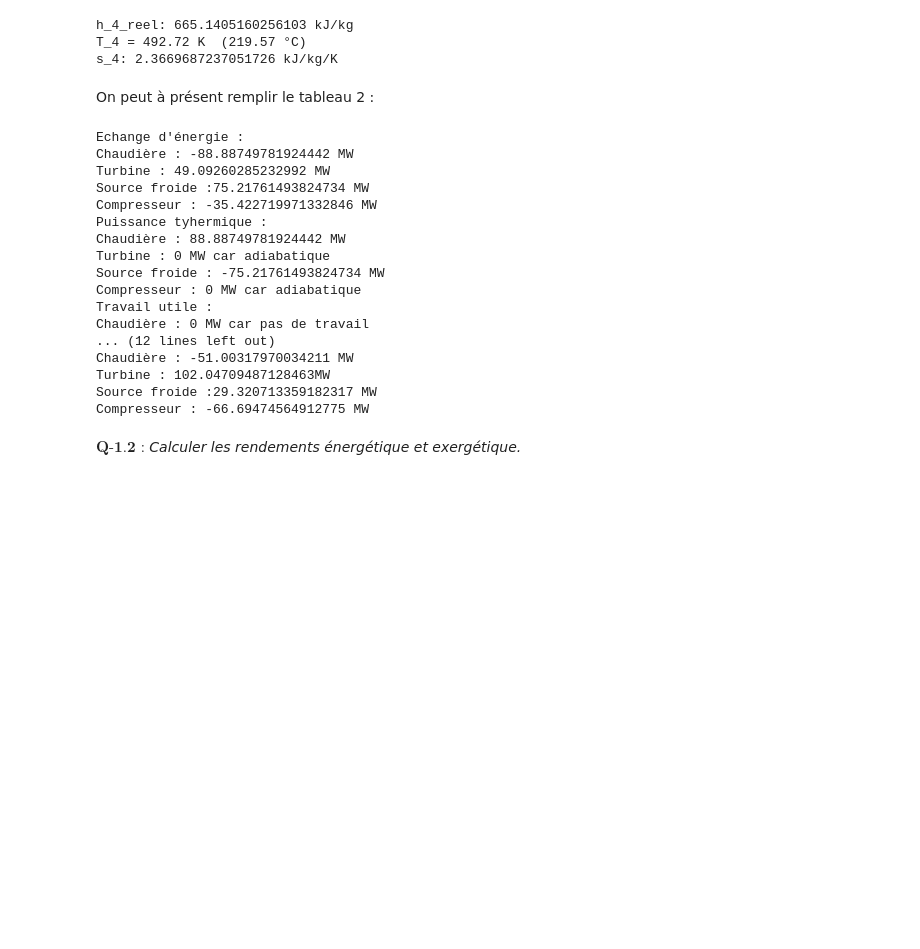
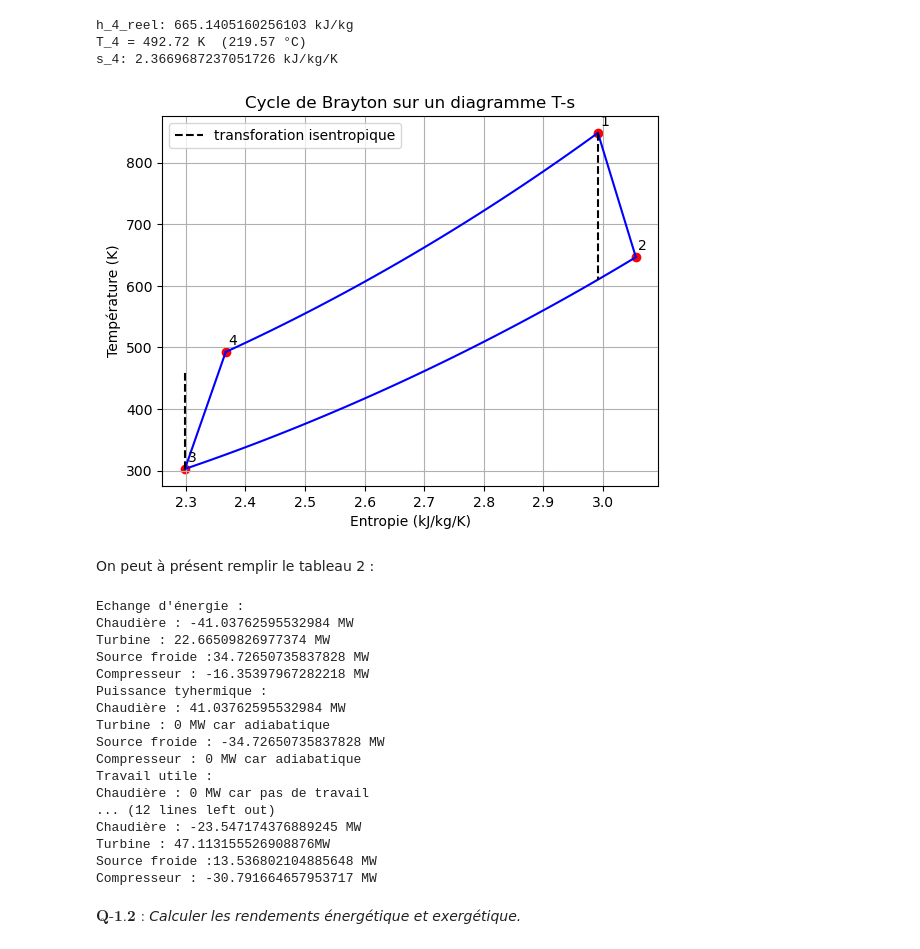
Before and after one commit to noamguillou/Genie-energetique, a Jupyter notebook: projet.ipynb, the cells around one changed output. Cells and saved outputs as stored; diff of their text form; code cells hidden in the pictures; blank space fills up the shorter version.

Commit message:
FIN 1 POUR DE VRAI

```diff
--- a/projet.ipynb
+++ b/projet.ipynb
@@ -85,10 +87,52 @@ print(f"s_4: {s_4*1e-3} kJ/kg/K")
 h_4_reel: 665.1405160256103 kJ/kg
 T_4 = 492.72 K  (219.57 °C)
 s_4: 2.3669687237051726 kJ/kg/K
+# %%
+points_s = [s_1*1e-3, s_2*1e-3, s_3*1e-3, s_4*1e-3]
+points_T = [T_1, T_2, T_3, T_4]
+points_P= [P_1, P_2, P_3, P_4]
+
+# Programme pour tracer les isobares
+def transfo_isobare(T_in, T_out, P, n=100):
+    Ss, Ts = [], []
+    for t in np.linspace(T_in, T_out, n):
+        try:
+            s_val = CP.PropsSI("S", "P", P, "T", t, "CO2") * 1e-3  # Conversion en kJ/kg/K
+            Ss.append(s_val)
+            Ts.append(t)
+        except:
+            pass
+    return [np.array(Ss), np.array(Ts)]
+
+# Affichage des 4 points états
+plt.scatter(points_s, points_T, marker='o', color='red')
+for i, txt in enumerate(['1', '2', '3', '4']):
+    plt.annotate(txt, (points_s[i], points_T[i]), textcoords="offset points", xytext=(5,5), ha='center')
+# Tracé des isobares
+S_23, T_23 = transfo_isobare( T_2, T_3, P_2)
+plt.plot(S_23, T_23, color='blue')
+S_41, T_41 = transfo_isobare(T_4, T_1, P_4)
+plt.plot(S_41, T_41, color='blue')
+# Tracé des transformations réelles
+plt.plot([points_s[0], points_s[1]], [points_T[0], points_T[1]], color='blue')
+plt.plot([points_s[2], points_s[3]], [points_T[2], points_T[3]], color='blue')
+# Tracé des transformations isentropiques
+plt.plot([points_s[0], points_s[0]], [points_T[0], T_2_is],'k--', color='black', label='transforation isentropique')
+plt.plot([points_s[2], points_s[2]], [points_T[2], T_4_is], 'k--', color='black')
+
+# Affichage du diagramme
+plt.xlabel('Entropie (kJ/kg/K)')
+plt.ylabel('Température (K)')
+plt.title('Cycle de Brayton sur un diagramme T-s')
+plt.legend()
+plt.grid()
+plt.show()
+# %% [output]
+[figure, added]
 # %% [markdown]
 On peut à présent remplir le tableau 2 :
 # %%
-q_m = 216.6 # kg/s
+q_m = 100 # kg/s
 
 # Echange d'énergie :
 print("Echange d'énergie :",
@@ -139,22 +183,22 @@ print("Destruction d'exergie :",
       f"Compresseur : {q_m*((h_3-h_4_reel)-T0*(s_3-s_4))*1e-6-w_compresseur} MW", sep="\n")
 # %% [output]
 Echange d'énergie :
-Chaudière : -88.88749781924442 MW
-Turbine : 49.09260285232992 MW
-Source froide :75.21761493824734 MW
-Compresseur : -35.422719971332846 MW
+Chaudière : -41.03762595532984 MW
+Turbine : 22.66509826977374 MW
+Source froide :34.72650735837828 MW
+Compresseur : -16.35397967282218 MW
 Puissance tyhermique :
-Chaudière : 88.88749781924442 MW
+Chaudière : 41.03762595532984 MW
 Turbine : 0 MW car adiabatique
-Source froide : -75.21761493824734 MW
+Source froide : -34.72650735837828 MW
 Compresseur : 0 MW car adiabatique
 Travail utile :
 Chaudière : 0 MW car pas de travail
 ... (12 lines left out)
-Chaudière : -51.00317970034211 MW
-Turbine : 102.04709487128463MW
-Source froide :29.320713359182317 MW
-Compresseur : -66.69474564912775 MW
+Chaudière : -23.547174376889245 MW
+Turbine : 47.113155526908876MW
+Source froide :13.536802104885648 MW
+Compresseur : -30.791664657953717 MW
 # %% [markdown]
 *$\textbf{Q-1.2 :}$ Calculer les rendements énergétique et exergétique.*
 # %% [markdown]
```
Also changed, not shown: parts of 4 cells of this notebook.
